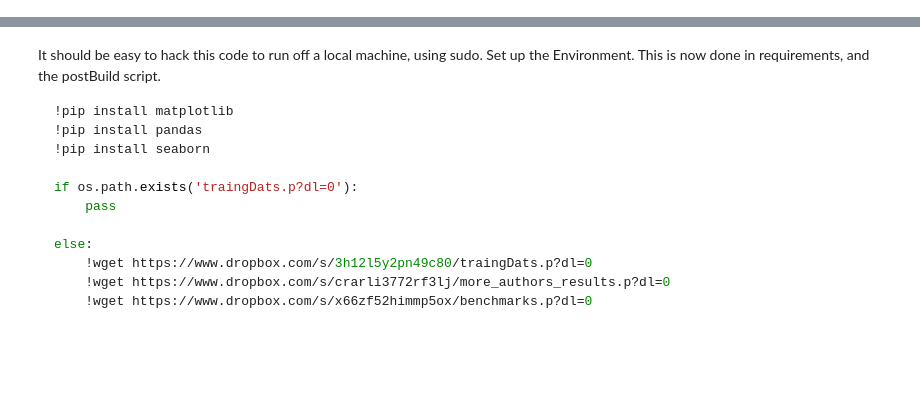
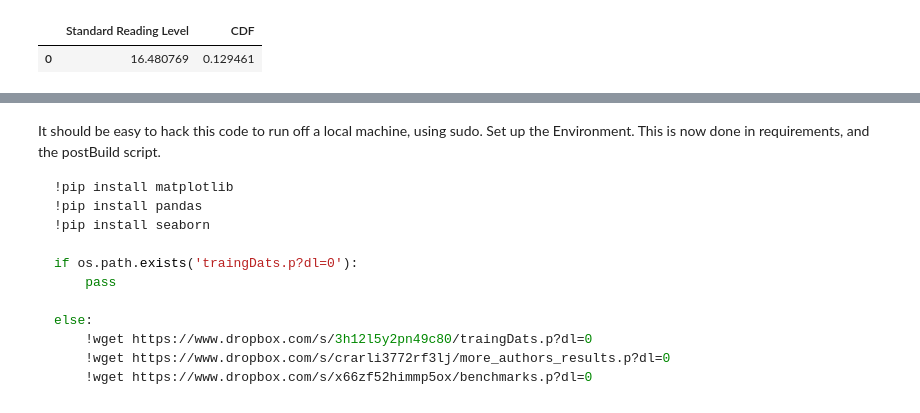
Before and after one commit to russelljjarvis/ScienceAccess, a Jupyter notebook: search_author_vis_data.ipynb, the cells around one changed output, grey strips where cells are left out. Saved outputs shown, nothing was run; the diff lists cells and outputs as text; code cells hidden in the pictures; blank space fills up the shorter version.

```diff
--- a/search_author_vis_data.ipynb
+++ b/search_author_vis_data.ipynb
@@ -31 +46,21 @@ None
+# %%
+%%capture
+import matplotlib.pyplot as plt
+plt.plot([1,0],[0,1])
+plt.show()
+from online_app_backend import call_from_front_end
+from online_app_backend import ar_manipulation
+import numpy as np
+import pickle
+from plotting_author_versus_distribution import PlotUtils
+
+NAME = "S Phatak"
+try:
+    ar = pickle.load(open('more_authors_results.p','rb'))
+except:
+    results = call_from_front_end(NAME)
+    ar = results[-1]
+    (ar, trainingDats) = ar_manipulation(ar)
+    with open(str('more_authors_results.p'),'wb') as f:
+        pickle.dump(ar,f)
 # %%
@@ -70,0 +92,14 @@ display(year_input)
+# %%
+min_ = np.min([a['standard'] for a in ar])
+plts = PlotUtils(NAME,ar)
+plt,df0,df1,df2,df3,values,fig,ax = plts.plot()
+# %%
+#bench = df0['benchmarks'].values
+#bench = df0['benchmarks'].values
+
+stats = df1['mean, min, maximum'].values
+this_doc = df2['Standard Reading Level'].values
+df3
+# %% [output]
+|  | Standard Reading Level | CDF |
+| 0 | 16.480769 | 0.129461 |
```
Also changed, not shown: parts of 12 cells of this notebook.
